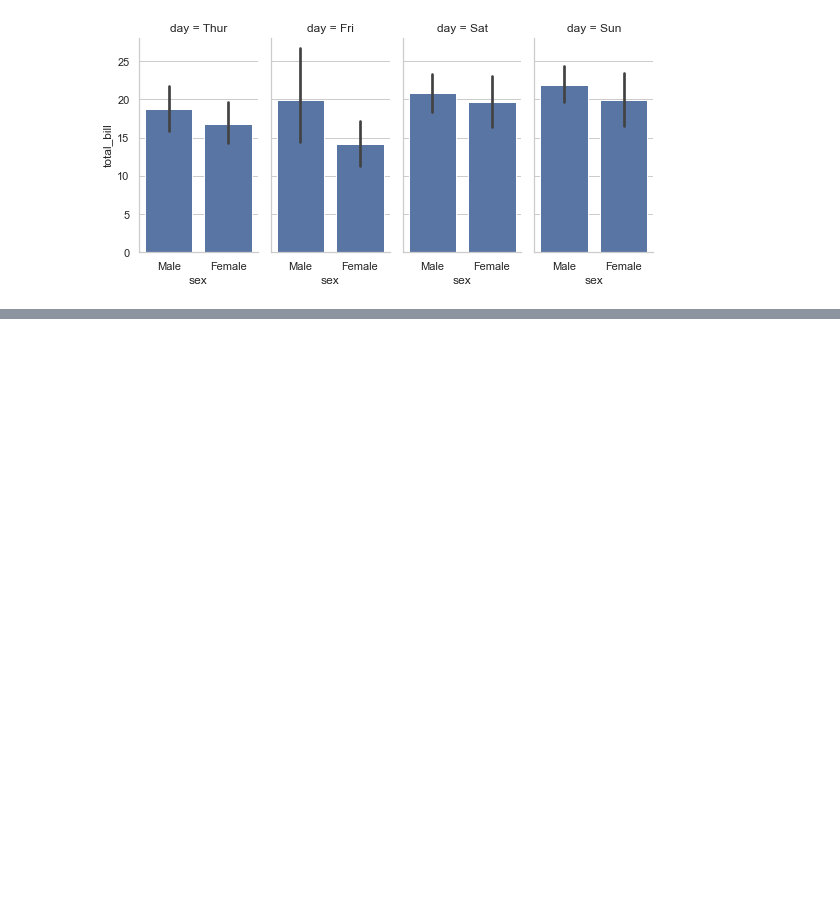
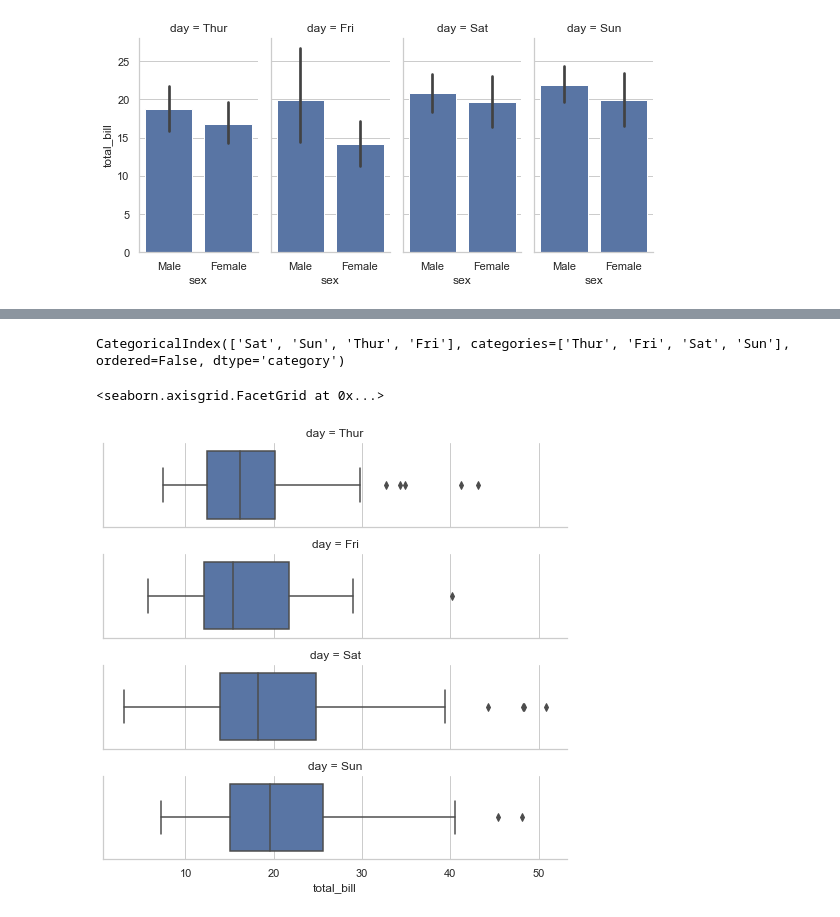
Before and after one commit to lixixi89055465/py_stu, a Jupyter notebook: tangyudi/base/seaborn/example-04.ipynb, the cells around one changed output, grey strips where cells are left out. Cells and saved outputs as stored; diff of their text form; code cells hidden in the pictures; blank space fills up the shorter version.

Commit message:
seaborn

```diff
--- a/tangyudi/base/seaborn/example-04.ipynb
+++ b/tangyudi/base/seaborn/example-04.ipynb
@@ -104,0 +108,12 @@ CategoricalIndex(['Sat', 'Sun', 'Thur', 'Fri'], categories=['Thur', 'Fri', 'Sat'
+# %%
+from pandas import Categorical
+ordered_days=tips.day.value_counts().index
+print(ordered_days)
+ordered_days=Categorical( [ 'Thur', 'Fri','Sat','Sun']   )
+g=sns.FacetGrid(tips,row='day',row_order=ordered_days,
+                size=1.7,aspect=4,)
+g.map(sns.boxplot,'total_bill')
+# %% [output]
+CategoricalIndex(['Sat', 'Sun', 'Thur', 'Fri'], categories=['Thur', 'Fri', 'Sat', 'Sun'], ordered=False, dtype='category')
+<seaborn.axisgrid.FacetGrid at 0x...>
+[figure, added]
```
Also changed, not shown: parts of 6 cells of this notebook.
